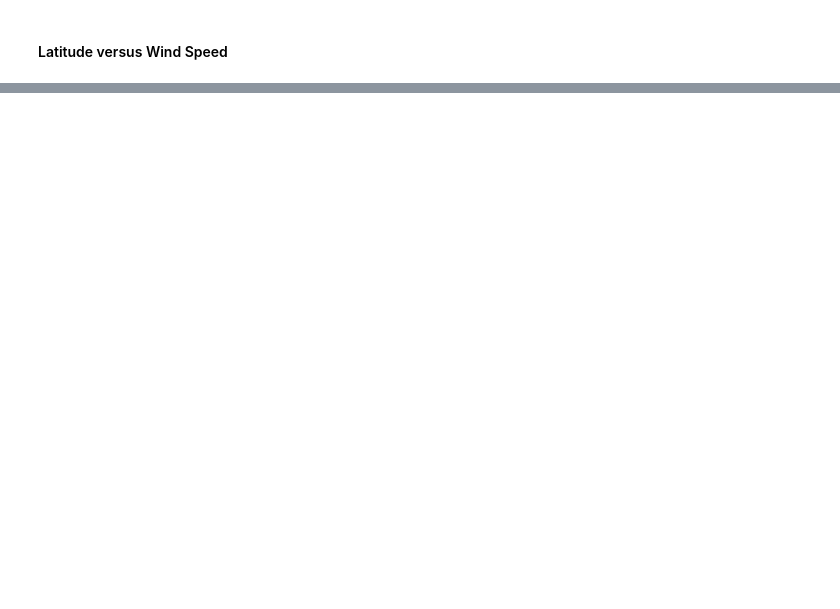
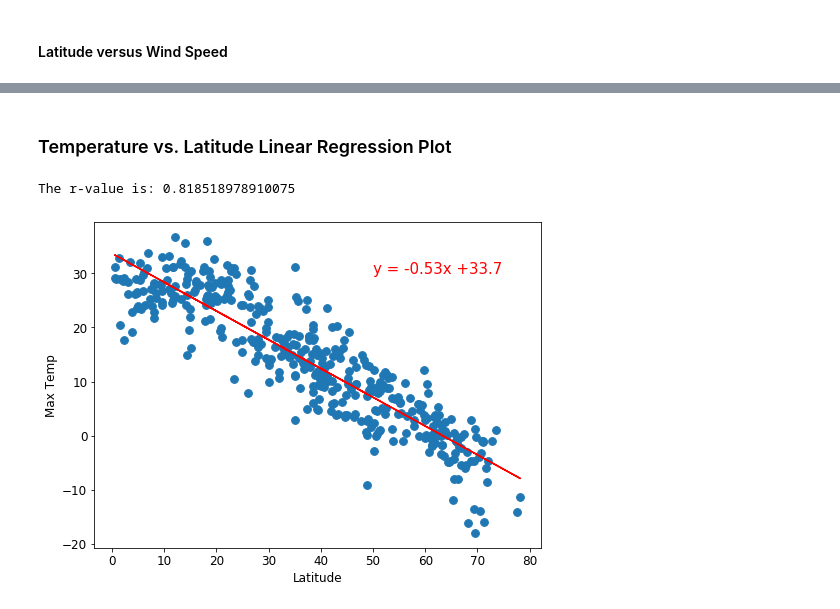
Before and after one commit to jbarkle/Python-API-Challenge, a Jupyter notebook: WeatherPy/WeatherPy.ipynb, the cells around one changed output, grey strips where cells are left out. Cells and saved outputs as stored; diff of their text form; code cells hidden in the pictures; blank space fills up the shorter version.

Commit message:
linear regression for each relationship

```diff
--- a/WeatherPy/WeatherPy.ipynb
+++ b/WeatherPy/WeatherPy.ipynb
@@ -272,0 +276,28 @@ plt.show()
+# %%
+# Define a function to create Linear Regression plots
+# Perform a linear regression on temperature vs. latitude
+def linregplot(x,y,c,d,e,f):
+    (slope, intercept, rvalue, pvalue, stderr) = linregress(x, y)
+    # Get regression values
+    regress_values = x * slope + intercept
+    # Create line equation string
+    line_eq = "y = " + str(round(slope,2)) + "x +" + str(round(intercept,2))
+    # Create Plot
+    plt.figure(figsize=(8,6))
+    plt.scatter(x,y,s=60)
+    plt.plot(x,regress_values,"r-")
+    # Label plot and annotate the line equation
+    plt.tick_params(axis='both',which='major',labelsize=12)
+    plt.xlabel(c,size=12)
+    plt.ylabel(d,size=12)
+    plt.annotate(line_eq,(e,f),fontsize=15,color="red")
+    # Print r value
+    print(f"The r-value is: {rvalue**2}")
+    # Show plot
+    plt.show()
+# %%
+# Create a DataFrame with the Northern Hemisphere data (Latitude >= 0)
+northern_hemi_df = pd.DataFrame(city_data_df.loc[city_data_df['Lat']>= 0,:])
+
+# Display sample data
+northern_hemi_df.head()
@@ -272,0 +326,14 @@ plt.show()
+# %% [markdown]
+###  Temperature vs. Latitude Linear Regression Plot
+# %%
+# Linear regression on Northern Hemisphere
+x = northern_hemi_df["Lat"]
+y = northern_hemi_df["Max Temp"]
+c = "Latitude"
+d = "Max Temp"
+e = 50
+f = 30
+linregplot(x,y,c,d,e,f)
+# %% [output]
+The r-value is: 0.818518978910075
+[figure, added]
```
Also changed, not shown: parts of 27 cells of this notebook, 1 other file.
